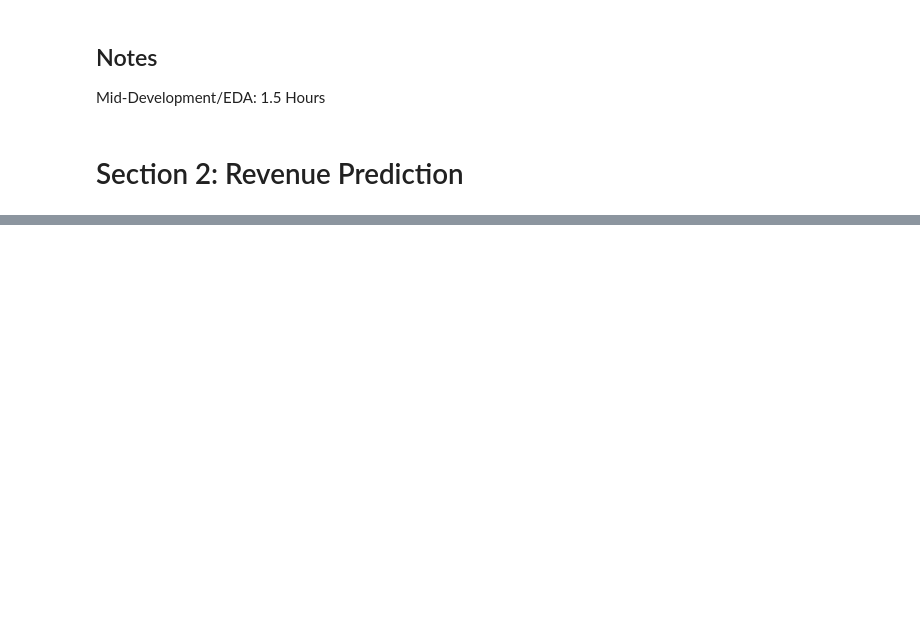
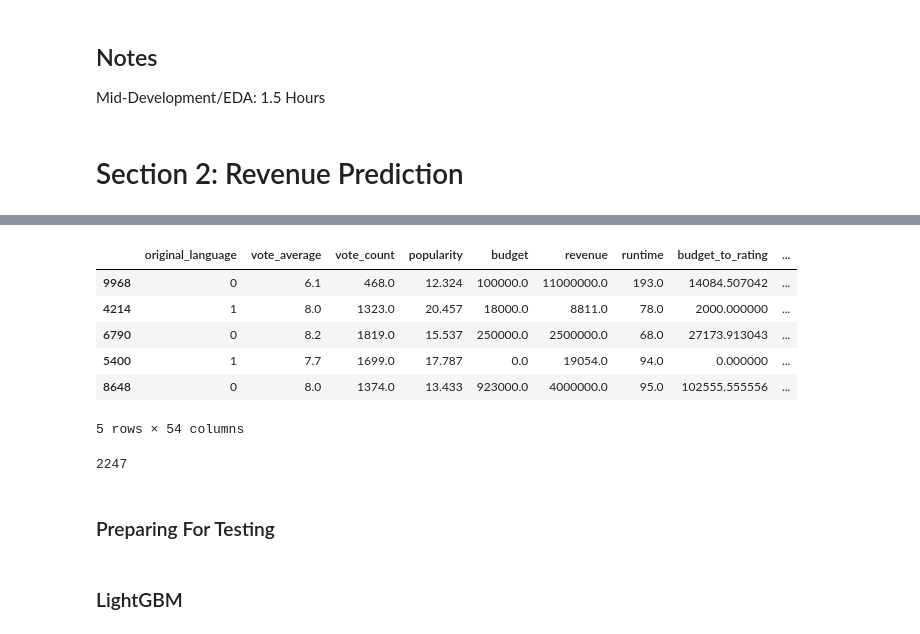
Before and after one commit to griffin-brown-95/movie-projects, a Jupyter notebook: movies_tmdb.ipynb, the cells around one changed output, grey strips where cells are left out. Cells and saved outputs as stored; diff of their text form; code cells hidden in the pictures; blank space fills up the shorter version.

```diff
--- a/movies_tmdb.ipynb
+++ b/movies_tmdb.ipynb
@@ -283,0 +397,16 @@ df.head()
+# %%
+def preprocess_dataframe(df):
+    object_cols = df.select_dtypes(include='object').columns.to_list()
+    for col in object_cols:
+        df[col] = df[col].astype('category')
+
+    category_cols = [col for col in df.columns if df[col].dtype == 'category']
+
+    for col in category_cols:
+        df[col], _ = pd.factorize(df[col])
+
+    for col in category_cols:
+        dummies = pd.get_dummies(df[col], prefix=col)
+        df = pd.concat([df.drop(col, axis=1), dummies], axis=1)
+
+    return df
@@ -283,0 +417,18 @@ df.head()
+# %%
+preprocess_dataframe(df)
+df.head()
+# %% [output]
+|  | original_language | vote_average | vote_count | popularity | budget | revenue | runtime | budget_to_rating | ... |
+| 9968 | 0 | 6.1 | 468.0 | 12.324 | 100000.0 | 11000000.0 | 193.0 | 14084.507042 | ... |
+| 4214 | 1 | 8.0 | 1323.0 | 20.457 | 18000.0 | 8811.0 | 78.0 | 2000.000000 | ... |
+| 6790 | 0 | 8.2 | 1819.0 | 15.537 | 250000.0 | 2500000.0 | 68.0 | 27173.913043 | ... |
+| 5400 | 1 | 7.7 | 1699.0 | 17.787 | 0.0 | 19054.0 | 94.0 | 0.000000 | ... |
+| 8648 | 0 | 8.0 | 1374.0 | 13.433 | 923000.0 | 4000000.0 | 95.0 | 102555.555556 | ... |
+5 rows × 54 columns
+# %%
+total_nan_count = df['revenue'].isna().sum()
+total_nan_count
+# %% [output]
+2247
+# %% [markdown]
+### Preparing For Testing
@@ -283,0 +441,2 @@ df.head()
+# %% [markdown]
+### LightGBM
```
Also changed, not shown: parts of 23 cells of this notebook, 1 other file.
